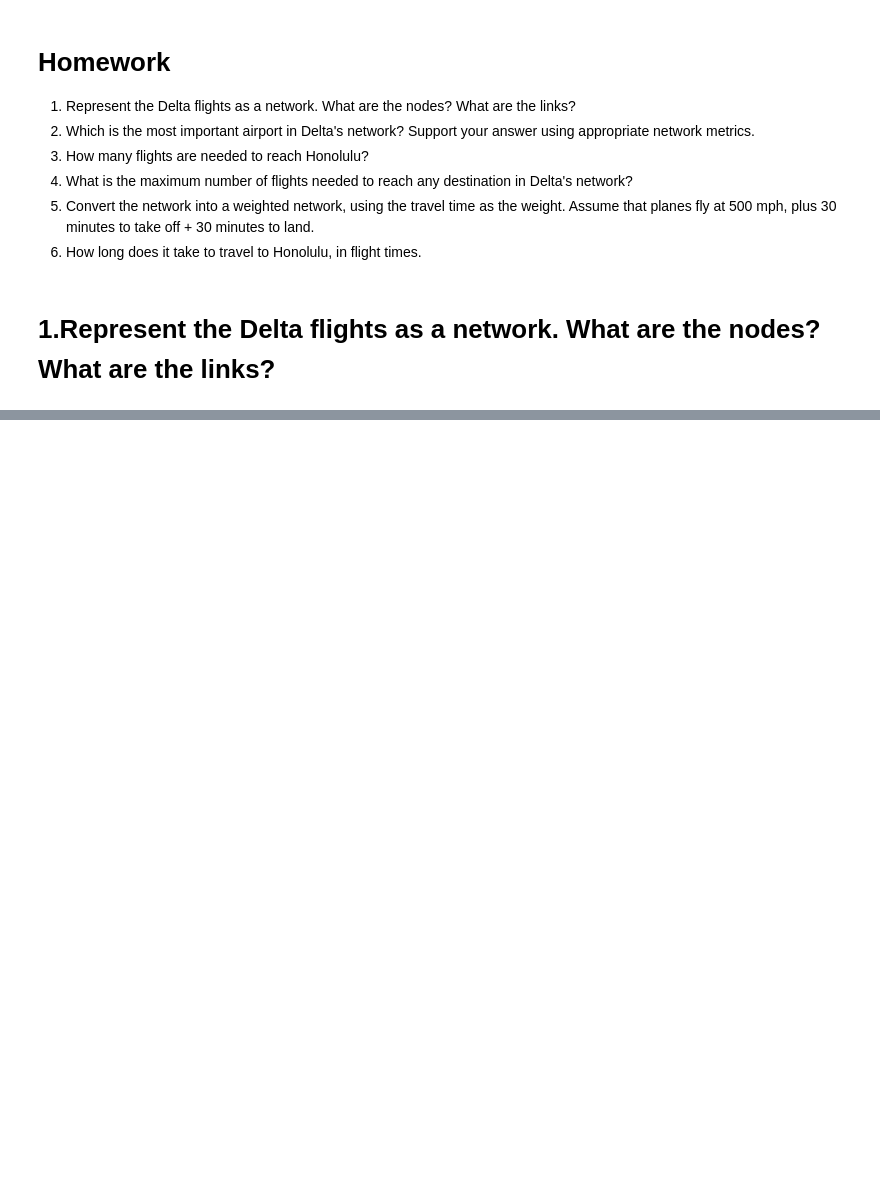
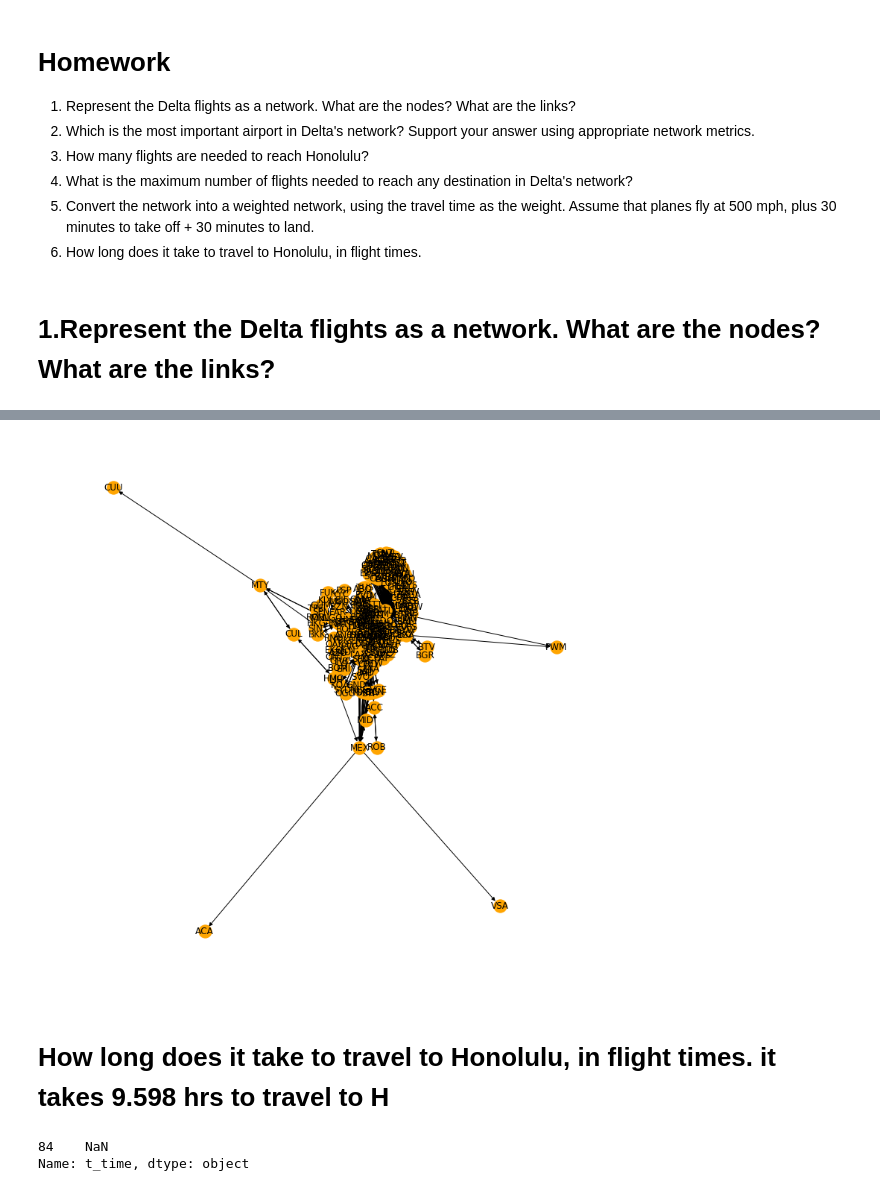
Before and after one commit to khuloodAlAmri/ce599, a Jupyter notebook: 12-Networks/Networks.ipynb, the cells around one changed output, grey strips where cells are left out. Cells and saved outputs as stored; diff of their text form; code cells hidden in the pictures; blank space fills up the shorter version.

```diff
--- a/12-Networks/Networks.ipynb
+++ b/12-Networks/Networks.ipynb
@@ -455,0 +443,13 @@ print('Number of edges in matching (deduped): {}'.format(len(odd_matching)))
+# %%
+from geopy.distance import great_circle
+airportset=set()
+routeset=set()
+def distance (lat_1, Long_1, lat_2,Long_2):
+    begin=(lat_1, Long_1)
+    finish=(lat_2,Long_2)
+    dist=great_circle(begin,finish).miles
+    return dist
+# %%
+routes['dist']=routes.apply(lambda row: distance(row["latitude_source"],row["longitude_source"],row["latitude_dest"],
+                              row["longitude_dest"]), axis=1)
+routes.head()
@@ -455,0 +463,7 @@ print('Number of edges in matching (deduped): {}'.format(len(odd_matching)))
+# %%
+def traveltimeH(d):
+    t_time =(d/500)+1
+    return
+# %%
+routes['t_time']= routes.apply(lambda row:traveltimeH(row["dist"]), axis=1)
+routes.head()
@@ -455,0 +477,9 @@ print('Number of edges in matching (deduped): {}'.format(len(odd_matching)))
+# %%
+plt.figure(figsize=(10,10))
+s= nx.from_pandas_edgelist(routes,source='source', target='dest', edge_attr=['t_time'], create_using=nx.DiGraph())
+nx.draw(s,node_color='orange', with_labels=True)
+plt.show()
+# %% [output]
+[figure, added]
+# %% [markdown]
+# How long does it take to travel to Honolulu, in flight times. it takes 9.598 hrs to travel to H
@@ -455,0 +489,7 @@ print('Number of edges in matching (deduped): {}'.format(len(odd_matching)))
+# %%
+b = sum(route1.t_time, route2.t_time)
+Honolulu_time= b -2
+Honolulu_time
+# %% [output]
+84    NaN
+Name: t_time, dtype: object
```
Also changed, not shown: parts of 24 cells of this notebook.
